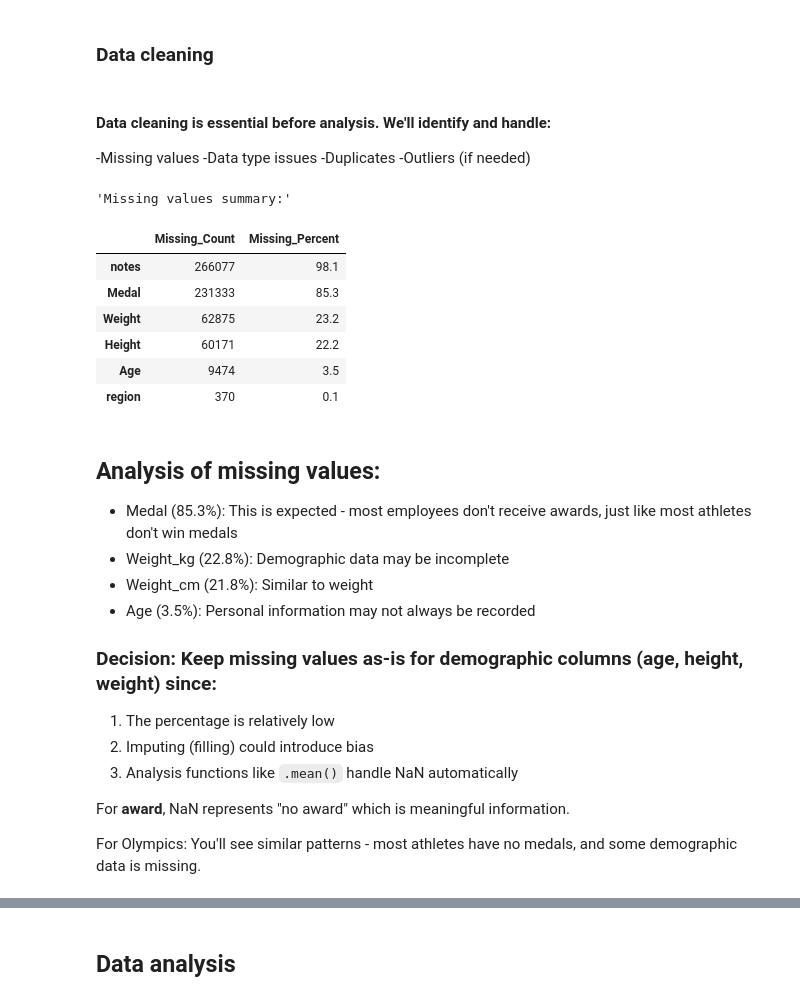
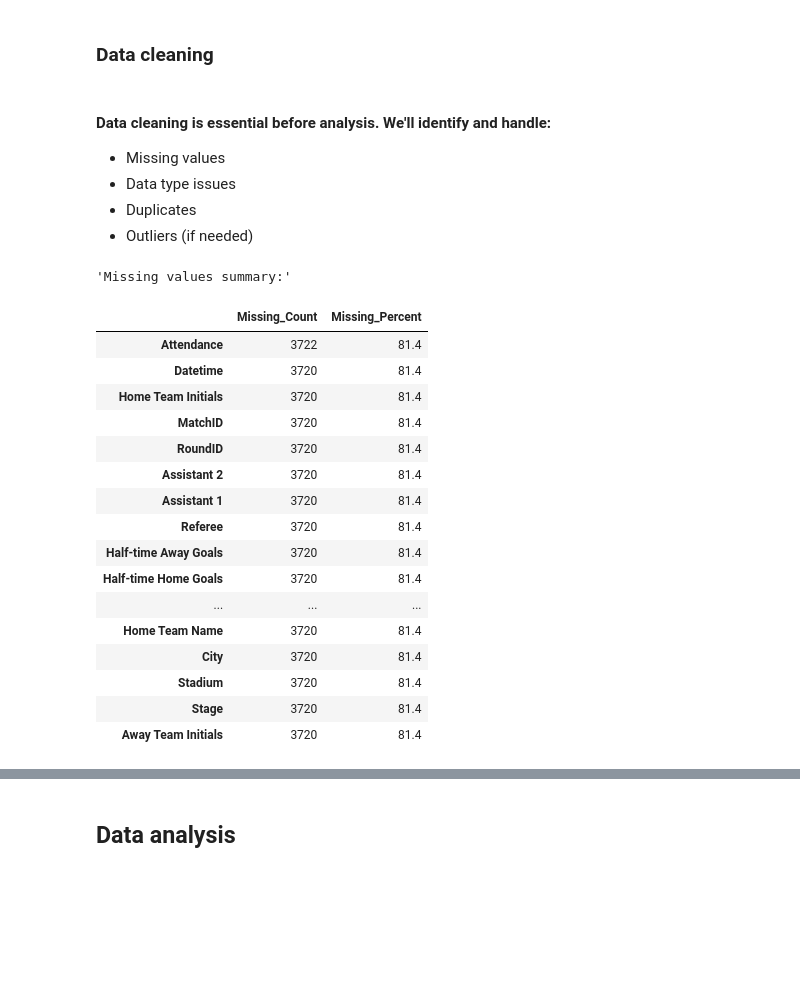
Before and after one commit to 99DJ89/MN5813--Individual--project--FIFA-WORLDCUPS, a Jupyter notebook: MN5813 Individual project .ipynb, the cells around one changed output, grey strips where cells are left out. Cells and saved outputs as stored; diff of their text form; code cells hidden in the pictures; blank space fills up the shorter version.

```diff
--- a/MN5813 Individual project .ipynb
+++ b/MN5813 Individual project .ipynb
@@ -74,12 +164,16 @@ data_source = "https://docs.google.com/spreadsheets/d/1Pg9ScLoN1USl0T036H0rqCYYO
 - I use `len(data_frame)` to find how many rows in our data sets; `len(data_frame.columns)` to find the number of columns and `list(data_frame.columns)` to list names of all the columns in our data sets.
 # %%
 # Your code here
-athlete_events = df = pd.read_csv("Data/athlete_events.csv")
-noc_regions = schema_df = pd.read_csv("Data/noc_regions.csv")
+WorldCupMatches = df = pd.read_csv("Data/WorldCupMatches.csv")
+WorldCupPlayers = schema_df = pd.read_csv("Data/WorldCupPlayers.csv")
+WorldCups = schema_df = pd.read_csv("Data/WorldCups.csv")
 
-print(f"Dataset'athlete_events' loaded: {len(athlete_events)} rows, {len(athlete_events.columns)} columns")
-print(f"\nColumn names:\n{list(athlete_events.columns)}")
+print(f"Dataset'WorldCupMatches' loaded: {len(WorldCupMatches)} rows, {len(WorldCupMatches.columns)} columns")
+print(f"\nColumn names:\n{list(WorldCupMatches.columns)}")
 
-print(f"Dataset'noc_regions' loaded: {len(noc_regions)} rows, {len(noc_regions.columns)} columns")
-print(f"\nColumn names:\n{list(noc_regions.columns)}")
+print(f"Dataset'WorldCupPlayers' loaded: {len(WorldCupPlayers)} rows, {len(WorldCupPlayers.columns)} columns")
+print(f"\nColumn names:\n{list(WorldCupPlayers.columns)}")
+
+print(f"Dataset'WorldCups' loaded: {len(WorldCups)} rows, {len(WorldCups.columns)} columns")
+print(f"\nColumn names:\n{list(WorldCups.columns)}")
 # %% [output]
@@ -149,43 +286,38 @@ None
 ### Data cleaning
 # %% [markdown]
 #### Data cleaning is essential before analysis. We'll identify and handle:
--Missing values
--Data type issues
--Duplicates
--Outliers (if needed)
+- Missing values
+- Data type issues
+- Duplicates
+- Outliers (if needed)
 # %%
 # TODO: Handle missing values
-missing = df.isnull().sum()
-missing_pct = (df.isnull().sum() / len(df) * 100).round(1)
+missing = WorldCupMatches.isnull().sum()
+missing_pct = (WorldCupMatches.isnull().sum() / len(WorldCupMatches) * 100).round(1)
 
 missing_summary = pd.DataFrame({
     "Missing_Count": missing,
     "Missing_Percent": missing_pct
 })
 
 display ("Missing values summary:")
 display (missing_summary[missing_summary['Missing_Count'] > 0].sort_values("Missing_Count", ascending=False))
 # %% [output]
 'Missing values summary:'
 |  | Missing_Count | Missing_Percent |
-| notes | 266077 | 98.1 |
-| Medal | 231333 | 85.3 |
-| Weight | 62875 | 23.2 |
-| Height | 60171 | 22.2 |
-| Age | 9474 | 3.5 |
-| region | 370 | 0.1 |
+| Attendance | 3722 | 81.4 |
+| Datetime | 3720 | 81.4 |
+| Home Team Initials | 3720 | 81.4 |
+| MatchID | 3720 | 81.4 |
+| RoundID | 3720 | 81.4 |
+| Assistant 2 | 3720 | 81.4 |
+| Assistant 1 | 3720 | 81.4 |
+| Referee | 3720 | 81.4 |
+| Half-time Away Goals | 3720 | 81.4 |
+| Half-time Home Goals | 3720 | 81.4 |
+| ... | ... | ... |
+| Home Team Name | 3720 | 81.4 |
+| City | 3720 | 81.4 |
+| Stadium | 3720 | 81.4 |
+| Stage | 3720 | 81.4 |
+| Away Team Initials | 3720 | 81.4 |
-# %% [markdown]
-## Analysis of missing values:
-
-- Medal (85.3%): This is expected - most employees don't receive awards, just like most athletes don't win medals
-- Weight_kg (22.8%): Demographic data may be incomplete
-- Weight_cm (21.8%): Similar to weight
-- Age (3.5%): Personal information may not always be recorded
-### Decision: Keep missing values as-is for demographic columns (age, height, weight) since:
-1. The percentage is relatively low
-2. Imputing (filling) could introduce bias
-3. Analysis functions like `.mean()` handle NaN automatically
-
-For **award**, NaN represents "no award" which is meaningful information.
-
-For Olympics: You'll see similar patterns - most athletes have no medals, and some demographic data is missing.
```
Also changed, not shown: parts of 46 cells of this notebook, 6 other files.
